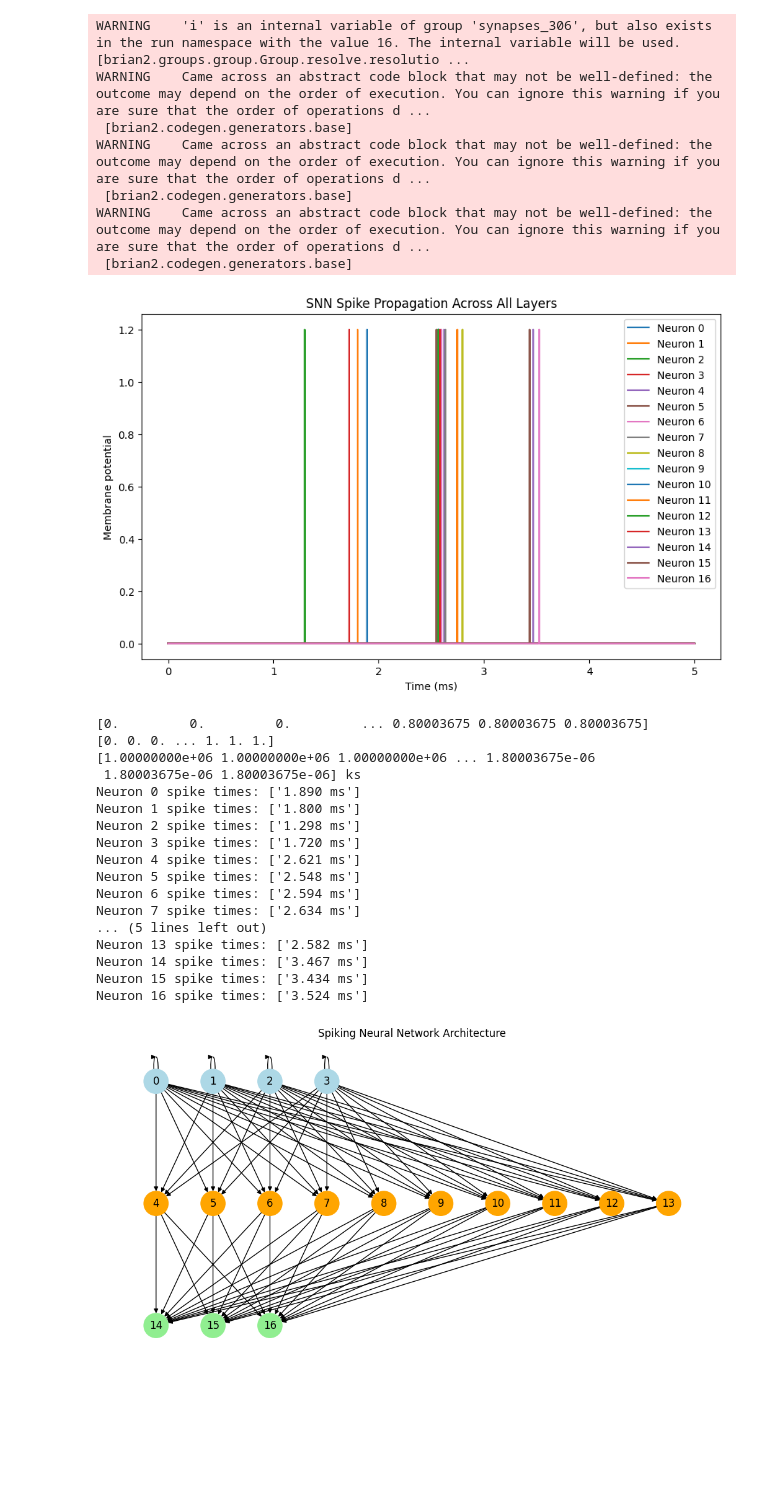
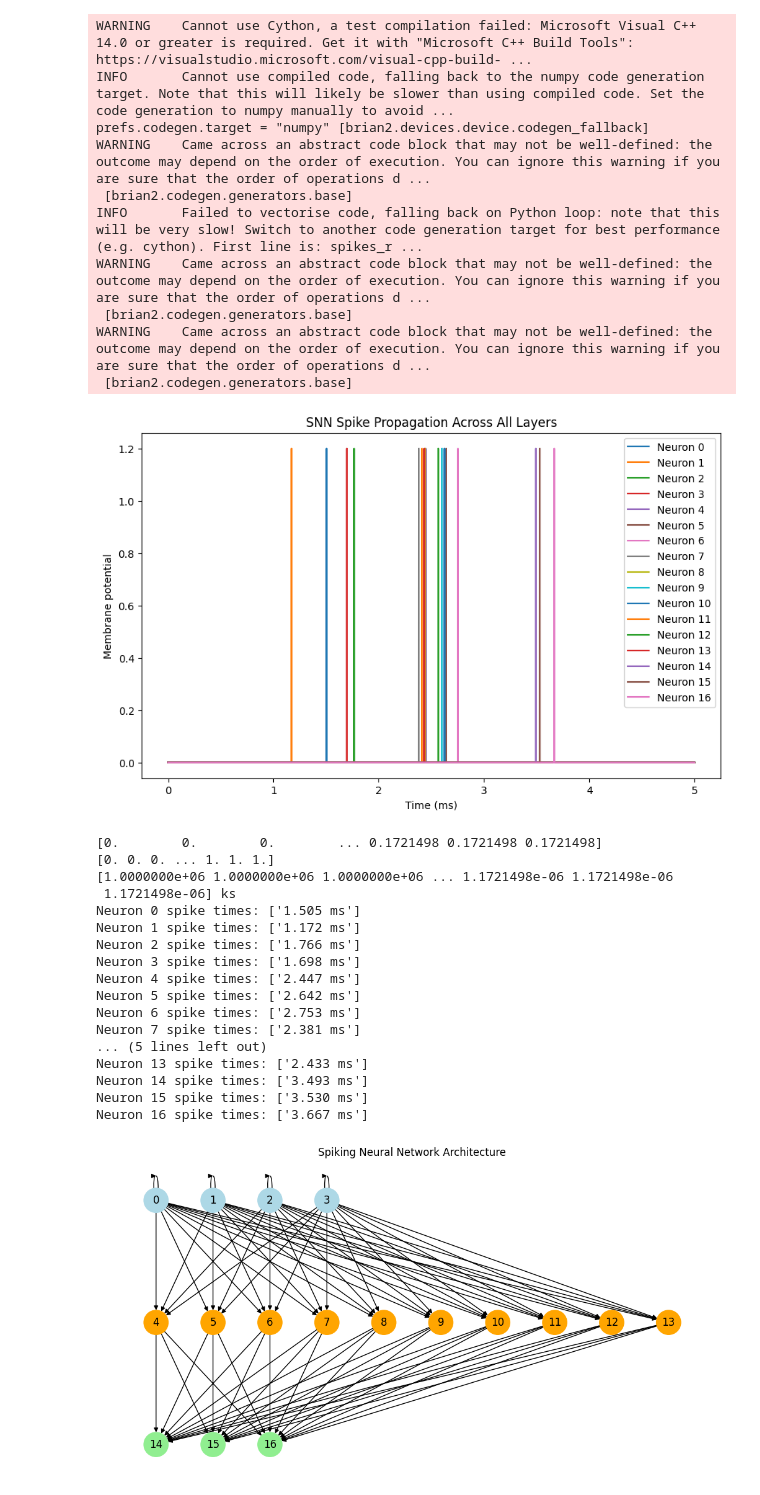
Before and after one commit to Ian3133/Dissertation, a Jupyter notebook: scratch3.ipynb, the cells around one changed output. Cells and saved outputs as stored; diff of their text form; code cells hidden in the pictures; blank space fills up the shorter version.

```diff
--- a/scratch3.ipynb
+++ b/scratch3.ipynb
@@ -216,6 +32,8 @@ from brian2 import *
 import numpy as np
 
 start_scope()
+
+defaultclock.dt = 0.0001*ms
 
 # Custom timing function
 @implementation('numpy', discard_units=True)
@@ -283,7 +101,7 @@ syn_hidden = Synapses(neurons[0:n_input], neurons[n_input:n_input + n_hidden], '
     scheduled_time = ((sum/spikes_received) + layer) * ms
 ''')
 syn_hidden.connect()
-syn_hidden.w = [ 0.1135968 ,  0.18025309,  0.10094303, -0.5609372 , -0.19758941, -0.20204231, -0.3657724 ,  0.02413964, -0.6838493 ,  0.13974035, -0.4299119 ,  0.6738531 ,  0.9506301 , -0.18848935,  0.14345719, -0.48180234,  0.00865681,  0.01765617,  0.17112266, -0.08891857, -0.09449631, -0.8266945 , -1.235361  ,  0.14157972,  0.51368946, 0.321979  , -0.1708726 ,  0.07350195, -0.24007349, -0.5640322, -0.08869338, -0.745832  , -0.36420307,  0.36688203,  0.85630447, -0.5828457 , -0.5360476 ,  0.82350487, -0.12507023, -0.4661583 ]
+syn_hidden.w = np.random.uniform(-0.90, 0.90, size=40) #[ 0.1135968 ,  0.18025309,  0.10094303, -0.5609372 , -0.19758941, -0.20204231, -0.3657724 ,  0.02413964, -0.6838493 ,  0.13974035, -0.4299119 ,  0.6738531 ,  0.9506301 , -0.18848935,  0.14345719, -0.48180234,  0.00865681,  0.01765617,  0.17112266, -0.08891857, -0.09449631, -0.8266945 , -1.235361  ,  0.14157972,  0.51368946, 0.321979  , -0.1708726 ,  0.07350195, -0.24007349, -0.5640322, -0.08869338, -0.745832  , -0.36420307,  0.36688203,  0.85630447, -0.5828457 , -0.5360476 ,  0.82350487, -0.12507023, -0.4661583 ]
 #np.random.uniform(0.10, 0.90, size=40)
 syn_hidden.layer = 2
 
@@ -298,7 +116,7 @@ syn_output = Synapses(neurons[n_input:n_input + n_hidden], neurons[n_input + n_h
 
 ''')
 syn_output.connect()
-syn_output.w = [ 0.7116071 , -1.1385437 , -1.088651, 0.43341887, -1.4892002 , -1.3539809 ,0.28178445,  0.152175  , -0.54456943, -1.5054257 ,  0.12284008,  0.49124786, -0.41317764,  0.5724888 ,  0.4868003, 0.38319886,  0.31672755,  0.5698485, -0.7893439 , -0.4332046 ,  1.1470755, -0.619324  , -0.6091148 , -0.2407385, -0.02582   , -0.17720485,  0.3123896, -0.01638766,  0.39673412, -0.4153284 ]
+syn_output.w = np.random.uniform(-0.90, .90, size=30) # [ 0.7116071 , -1.1385437 , -1.088651, 0.43341887, -1.4892002 , -1.3539809 ,0.28178445,  0.152175  , -0.54456943, -1.5054257 ,  0.12284008,  0.49124786, -0.41317764,  0.5724888 ,  0.4868003, 0.38319886,  0.31672755,  0.5698485, -0.7893439 , -0.4332046 ,  1.1470755, -0.619324  , -0.6091148 , -0.2407385, -0.02582   , -0.17720485,  0.3123896, -0.01638766,  0.39673412, -0.4153284 ]
 #np.random.uniform(0.10, .90, size=30)
 syn_output.layer = 3
 
@@ -319,54 +137,57 @@ sch_time = StateMonitor(neurons, 'scheduled_time', record=True)
 spikemon = SpikeMonitor(neurons)
 
 
 run(5*ms)
 
 # # Plot voltages
 figure(figsize=(10, 6))
 for i in range(n_total):  # All neurons
     plot(mon.t/ms, mon.v[i], label=f'Neuron {i}')
 xlabel('Time (ms)')
 ylabel('Membrane potential')
 legend()
 title('SNN Spike Propagation Across All Layers')
 show()
 
 #plot(mon_sum.t/ms, mon_sum.sum[4])  # or any neuron index
 print(mon_sum.sum[1])
 print(sp_mon.spikes_received[1])
 print(sch_time.scheduled_time[1])
 
 for i in range(n_total):
     times = spikemon.spike_trains()[i]
     if len(times) > 0:
         formatted_times = [f"{t/ms:.3f} ms" for t in times]
         print(f"Neuron {i} spike times: {formatted_times}")
 # %% [output]
-WARNING    'i' is an internal variable of group 'synapses_306', but also exists in the run namespace with the value 16. The internal variable will be used. [brian2.groups.group.Group.resolve.resolutio ...
+WARNING    Cannot use Cython, a test compilation failed: Microsoft Visual C++ 14.0 or greater is required. Get it with "Microsoft C++ Build Tools": https://visualstudio.microsoft.com/visual-cpp-build- ...
+INFO       Cannot use compiled code, falling back to the numpy code generation target. Note that this will likely be slower than using compiled code. Set the code generation to numpy manually to avoid ...
+prefs.codegen.target = "numpy" [brian2.devices.device.codegen_fallback]
+WARNING    Came across an abstract code block that may not be well-defined: the outcome may depend on the order of execution. You can ignore this warning if you are sure that the order of operations d ...
+ [brian2.codegen.generators.base]
+INFO       Failed to vectorise code, falling back on Python loop: note that this will be very slow! Switch to another code generation target for best performance (e.g. cython). First line is: spikes_r ...
 WARNING    Came across an abstract code block that may not be well-defined: the outcome may depend on the order of execution. You can ignore this warning if you are sure that the order of operations d ...
  [brian2.codegen.generators.base]
 WARNING    Came across an abstract code block that may not be well-defined: the outcome may depend on the order of execution. You can ignore this warning if you are sure that the order of operations d ...
  [brian2.codegen.generators.base]
-WARNING    Came across an abstract code block that may not be well-defined: the outcome may depend on the order of execution. You can ignore this warning if you are sure that the order of operations d ...
- [brian2.codegen.generators.base]
-[figure, old version]
+[figure, new version]
-[0.         0.         0.         ... 0.80003675 0.80003675 0.80003675]
+[0.        0.        0.        ... 0.1721498 0.1721498 0.1721498]
 [0. 0. 0. ... 1. 1. 1.]
-[1.00000000e+06 1.00000000e+06 1.00000000e+06 ... 1.80003675e-06
- 1.80003675e-06 1.80003675e-06] ks
-Neuron 0 spike times: ['1.890 ms']
-Neuron 1 spike times: ['1.800 ms']
-Neuron 2 spike times: ['1.298 ms']
-Neuron 3 spike times: ['1.720 ms']
-Neuron 4 spike times: ['2.621 ms']
-Neuron 5 spike times: ['2.548 ms']
-Neuron 6 spike times: ['2.594 ms']
-Neuron 7 spike times: ['2.634 ms']
+[1.0000000e+06 1.0000000e+06 1.0000000e+06 ... 1.1721498e-06 1.1721498e-06
+ 1.1721498e-06] ks
+Neuron 0 spike times: ['1.505 ms']
+Neuron 1 spike times: ['1.172 ms']
+Neuron 2 spike times: ['1.766 ms']
+Neuron 3 spike times: ['1.698 ms']
+Neuron 4 spike times: ['2.447 ms']
+Neuron 5 spike times: ['2.642 ms']
+Neuron 6 spike times: ['2.753 ms']
+Neuron 7 spike times: ['2.381 ms']
 ... (5 lines left out)
-Neuron 13 spike times: ['2.582 ms']
-Neuron 14 spike times: ['3.467 ms']
-Neuron 15 spike times: ['3.434 ms']
-Neuron 16 spike times: ['3.524 ms']
+Neuron 13 spike times: ['2.433 ms']
+Neuron 14 spike times: ['3.493 ms']
+Neuron 15 spike times: ['3.530 ms']
+Neuron 16 spike times: ['3.667 ms']
 # %%
 import networkx as nx
 import matplotlib.pyplot as plt
```
Also changed, not shown: parts of 3 cells of this notebook, 1 other file.
